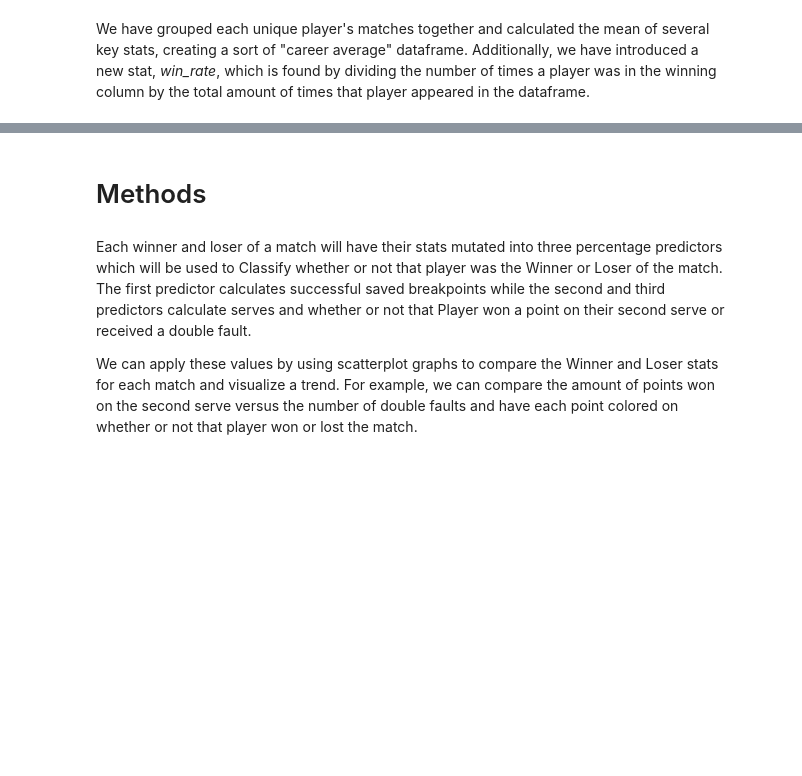
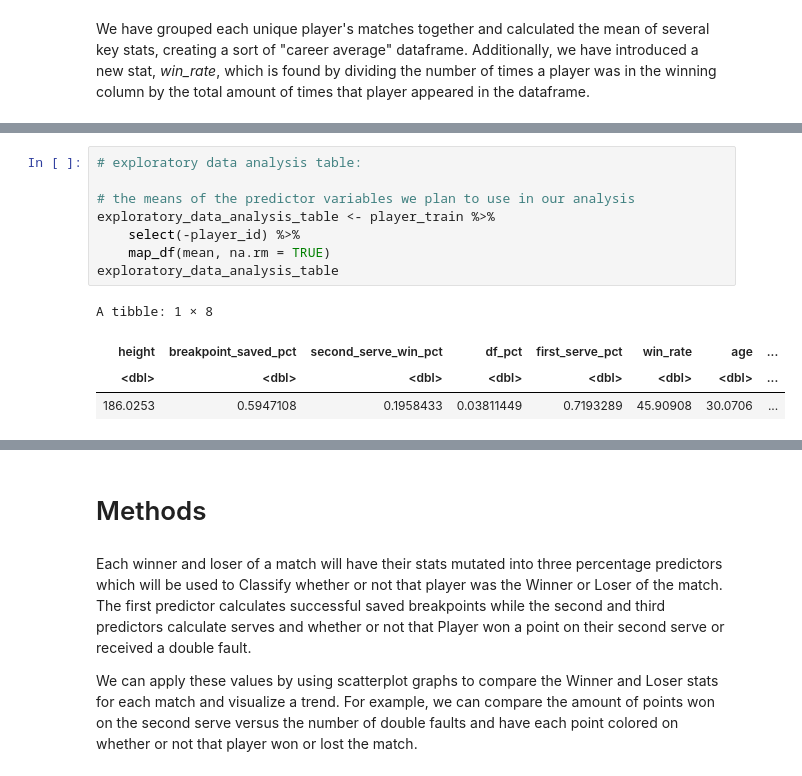
Before and after one commit to SimonYYL/DSCI_100_group19_group_project, a Jupyter notebook: project_proposal_final.ipynb, the cells around one changed output, grey strips where cells are left out. Saved outputs shown, nothing was run; the diff lists cells and outputs as text; blank space fills up the shorter version.

```diff
--- a/project_proposal_final.ipynb
+++ b/project_proposal_final.ipynb
@@ -153 +159,14 @@ We have grouped each unique player's matches together and calculated the mean of
+# %%
+# exploratory data analysis table:
+
+# the means of the predictor variables we plan to use in our analysis
+exploratory_data_analysis_table <- player_train %>%
+    select(-player_id) %>%
+    map_df(mean, na.rm = TRUE)
+exploratory_data_analysis_table
+# %% [output]
+A tibble: 1 × 8
+| height | breakpoint_saved_pct | second_serve_win_pct | df_pct | first_serve_pct | win_rate | age | ... |
+| <dbl> | <dbl> | <dbl> | <dbl> | <dbl> | <dbl> | <dbl> | ... |
+| 186.0253 | 0.5947108 | 0.1958433 | 0.03811449 | 0.7193289 | 45.90908 | 30.0706 | ... |
 # %%
```
Also changed, not shown: parts of 7 cells of this notebook.
